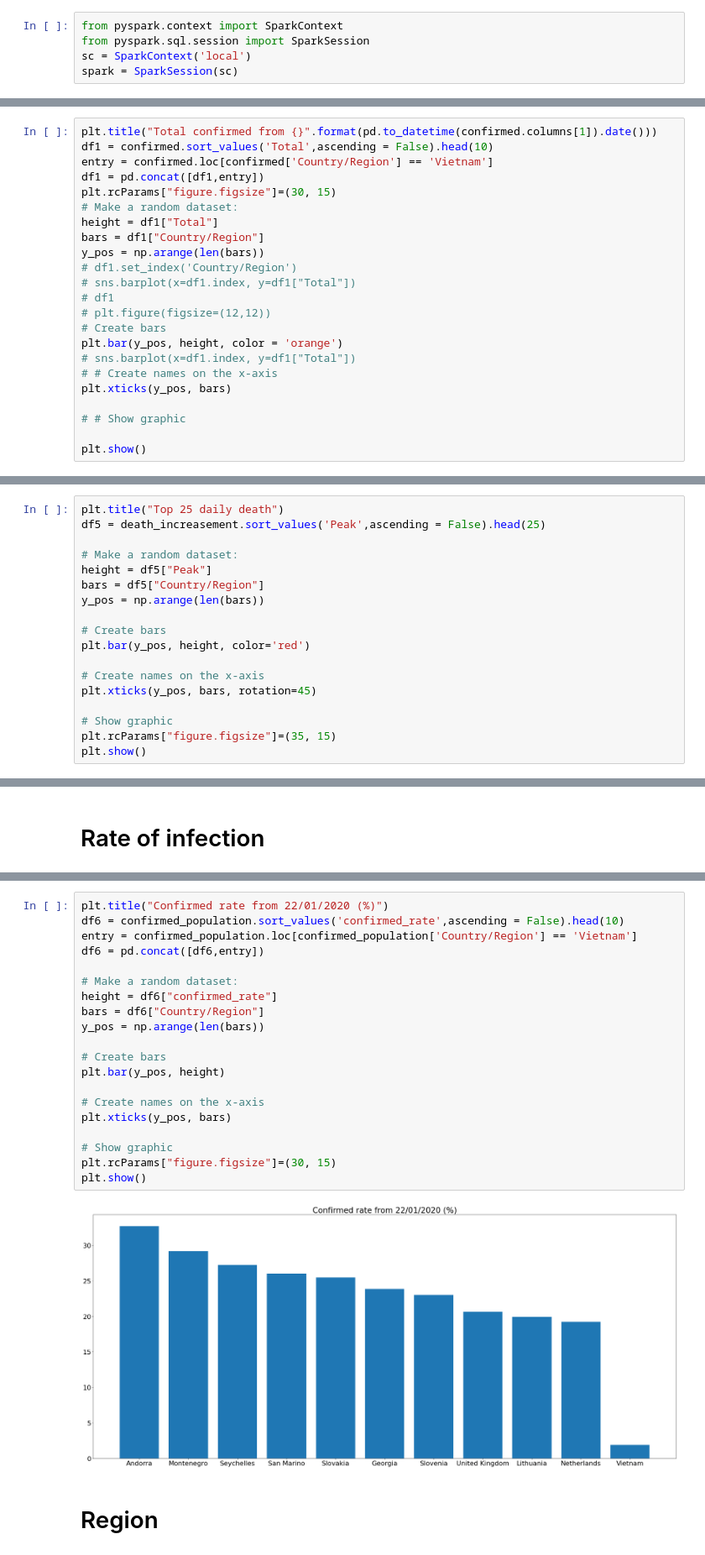
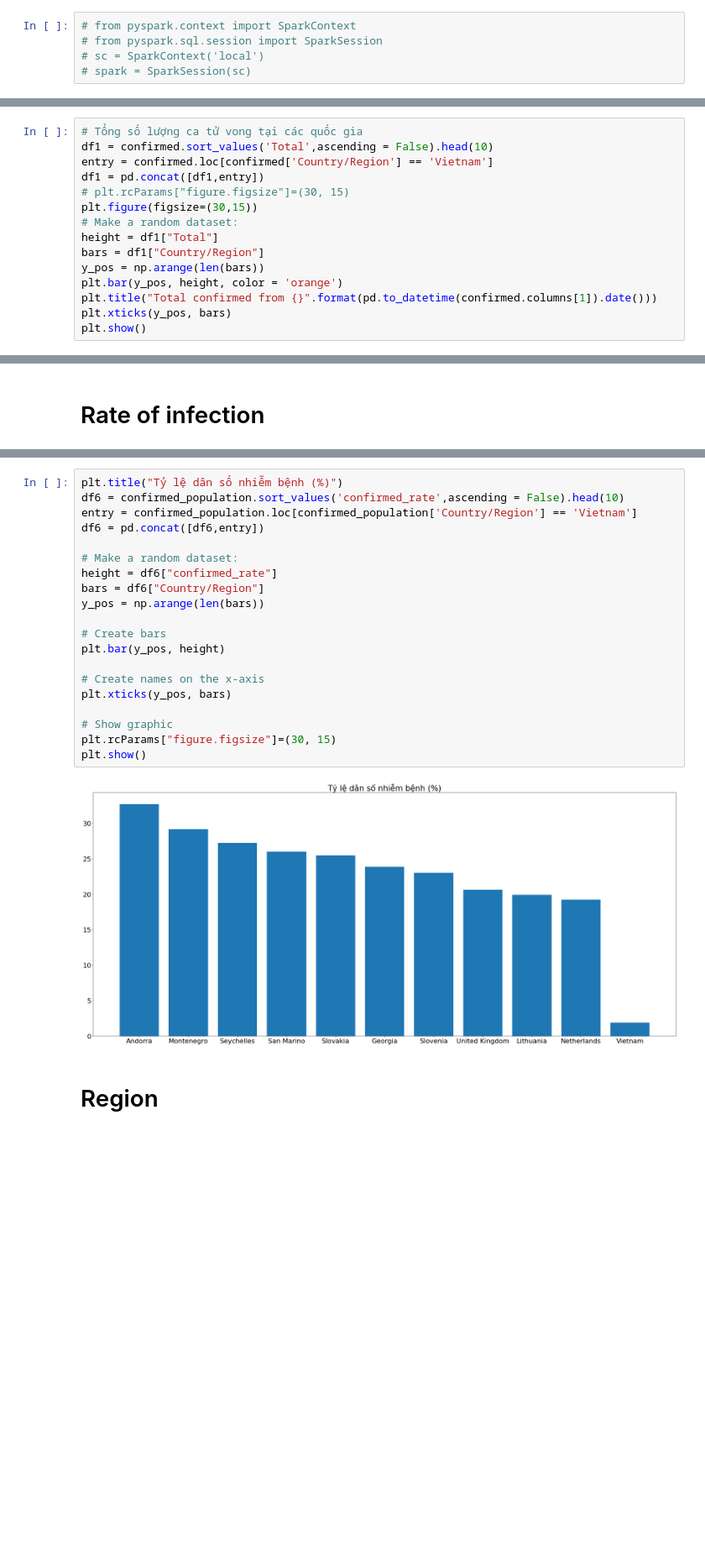
Before and after one commit to hainguyen201/DataManagementAndVisualization, a Jupyter notebook: pyspark/DataCovidAnalysis.ipynb, the cells around one changed output, grey strips where cells are left out. Shown at 84% size. Cells and saved outputs as stored; diff of their text form; blank space fills up the shorter version.

```diff
--- a/pyspark/DataCovidAnalysis.ipynb
+++ b/pyspark/DataCovidAnalysis.ipynb
@@ -1,6 +1,6 @@
 # %%
-from pyspark.context import SparkContext
-from pyspark.sql.session import SparkSession
-sc = SparkContext('local')
-spark = SparkSession(sc)
+# from pyspark.context import SparkContext
+# from pyspark.sql.session import SparkSession
+# sc = SparkContext('local')
+# spark = SparkSession(sc)
 # %%
@@ -93,26 +193,18 @@ recovered
 # %% [markdown]
 # Total confirmed, recovered, death
 # %%
-plt.title("Total confirmed from {}".format(pd.to_datetime(confirmed.columns[1]).date()))
+# Tổng số lượng ca tử vong tại các quốc gia
 df1 = confirmed.sort_values('Total',ascending = False).head(10)
 entry = confirmed.loc[confirmed['Country/Region'] == 'Vietnam']
 df1 = pd.concat([df1,entry])
-plt.rcParams["figure.figsize"]=(30, 15)
+# plt.rcParams["figure.figsize"]=(30, 15)
+plt.figure(figsize=(30,15))
 # Make a random dataset:
 height = df1["Total"]
 bars = df1["Country/Region"]
 y_pos = np.arange(len(bars))
-# df1.set_index('Country/Region')
-# sns.barplot(x=df1.index, y=df1["Total"])
-# df1
-# plt.figure(figsize=(12,12))
-# Create bars
 plt.bar(y_pos, height, color = 'orange')
-# sns.barplot(x=df1.index, y=df1["Total"])
-# # Create names on the x-axis
+plt.title("Total confirmed from {}".format(pd.to_datetime(confirmed.columns[1]).date()))
 plt.xticks(y_pos, bars)
-
-# # Show graphic
-
 plt.show()
 # %% [output]
@@ -259,18 +292,0 @@ death_increasement['Peak'] = death_increasement.max(numeric_only=True, axis=1)
-# %%
-plt.title("Top 25 daily death")
-df5 = death_increasement.sort_values('Peak',ascending = False).head(25)
-
-# Make a random dataset:
-height = df5["Peak"]
-bars = df5["Country/Region"]
-y_pos = np.arange(len(bars))
-
-# Create bars
-plt.bar(y_pos, height, color='red')
-
-# Create names on the x-axis
-plt.xticks(y_pos, bars, rotation=45)
-
-# Show graphic
-plt.rcParams["figure.figsize"]=(35, 15)
-plt.show()
@@ -335,27 +334,27 @@ confirmed_population
 | 172 | Zimbabwe | 0 | 0 | 0 | 0 | 0 | 0 | 0 | 0 | 0 | ... |
 173 rows × 728 columns
 # %%
-plt.title("Confirmed rate from 22/01/2020 (%)")
+plt.title("Tỷ lệ dân số nhiễm bệnh (%)")
 df6 = confirmed_population.sort_values('confirmed_rate',ascending = False).head(10)
 entry = confirmed_population.loc[confirmed_population['Country/Region'] == 'Vietnam']
 df6 = pd.concat([df6,entry])
 
 # Make a random dataset:
 height = df6["confirmed_rate"]
 bars = df6["Country/Region"]
 y_pos = np.arange(len(bars))
 
 # Create bars
 plt.bar(y_pos, height)
 
 # Create names on the x-axis
 plt.xticks(y_pos, bars)
 
 # Show graphic
 plt.rcParams["figure.figsize"]=(30, 15)
 plt.show()
 # %% [output]
-[figure, old version]
+[figure, new version]
 # %% [markdown]
 # Region
 # %%
```
Also changed, not shown: parts of 45 cells of this notebook, 1 other file.
